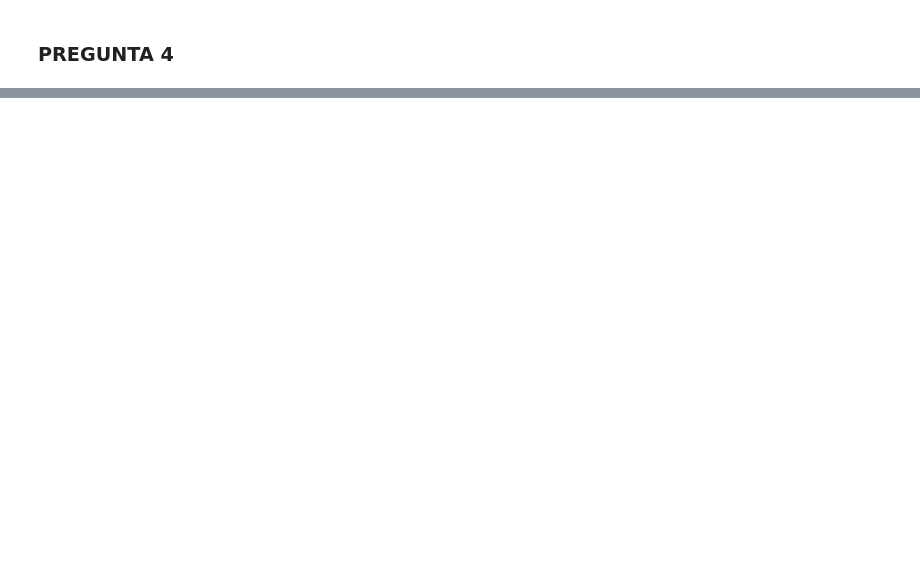
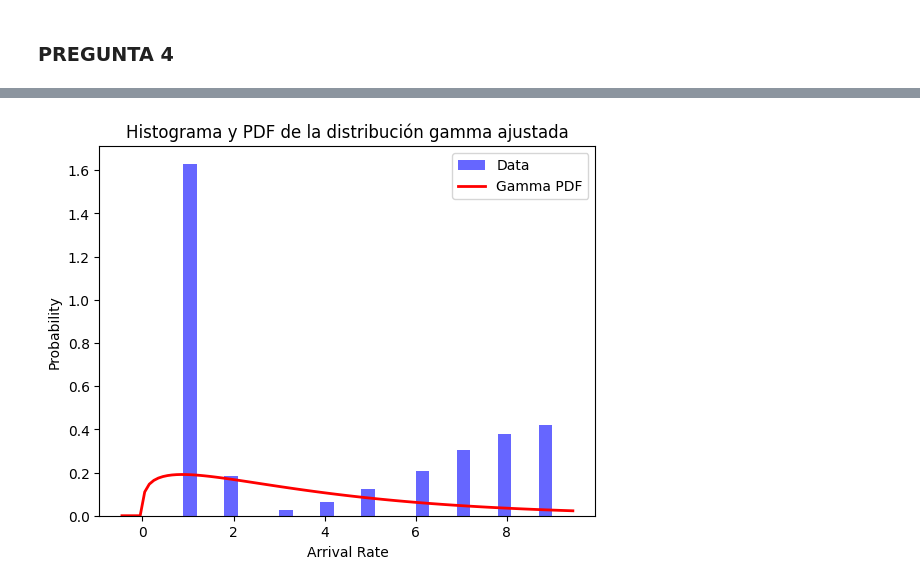
Before and after one commit to DCajiao/Distribuciones-de-Probabilidad, a Jupyter notebook: notebooks/pregunta4.ipynb, the cells around one changed output, grey strips where cells are left out. Saved outputs shown, nothing was run; the diff lists cells and outputs as text; code cells hidden in the pictures; blank space fills up the shorter version.

```diff
--- a/notebooks/pregunta4.ipynb
+++ b/notebooks/pregunta4.ipynb
@@ -40,13 +10,0 @@ plt.show()
-# %%
-shape, loc, scale = gamma.fit(df['Arrival_Rate'])
-# %%
-plt.hist(df['Arrival_Rate'], bins=30, density=True, alpha=0.6, color='g')
-xmin, xmax = plt.xlim()
-x = np.linspace(xmin, xmax, 100)
-p = gamma.pdf(x, shape, loc=loc, scale=scale)
-plt.plot(x, p, 'k', linewidth=2)
-plt.xlabel('Arrival Rate')
-plt.ylabel('Frecuencia')
-plt.title('Histograma y distribución gamma ajustada')
-plt.grid(linestyle="--", color="#E3E3E3")
-plt.show()
@@ -81,0 +189,76 @@ Probabilidad de superar la capacidad máxima de procesamiento del servidor: 0.00
+# %%
+import pandas as pd
+import matplotlib.pyplot as plt
+from scipy.stats import gamma
+import numpy as np
+
+def ajustar_distribucion_gamma(datos):
+    """
+    Ajusta una distribución gamma a los datos.
+
+    Parámetros:
+        datos (pandas.Series): La serie de datos para ajustar la distribución gamma.
+
+    Retorna:
+        tuple: Los parámetros de la distribución gamma ajustada (shape, loc, scale).
+    """
+    return gamma.fit(datos)
+
+def plotear_histograma_y_pdf(datos, shape, loc, scale):
+    """
+    Plotea el histograma de los datos junto con la PDF de la distribución gamma ajustada.
+
+    Parámetros:
+        datos (pandas.Series): La serie de datos para plotear.
+        shape (float): Parámetro de forma de la distribución gamma.
+        loc (float): Parámetro de locación de la distribución gamma.
+        scale (float): Parámetro de escala de la distribución gamma.
+    """
+    plt.hist(datos, bins=30, density=True, alpha=0.6, color='b', label='Data')
+    xmin, xmax = plt.xlim()
+    x = np.linspace(xmin, xmax, 100)
+    p = gamma.pdf(x, shape, loc, scale)
+    plt.plot(x, p, linewidth=2, label='Gamma PDF',color='red')
+    plt.legend()
+    plt.xlabel('Arrival Rate')
+    plt.ylabel('Probability')
+    plt.title('Histograma y PDF de la distribución gamma ajustada')
+    plt.show()
+
+def calcular_probabilidad_mas_solicitudes(dato_umbral, shape, loc, scale):
+    """
+    Calcula la probabilidad de recibir más de un cierto número de solicitudes.
+
+    Parámetros:
+        dato_umbral (float): El umbral de solicitudes.
+        shape (float): Parámetro de forma de la distribución gamma.
+        loc (float): Parámetro de locación de la distribución gamma.
+        scale (float): Parámetro de escala de la distribución gamma.
+
+    Retorna:
+        float: La probabilidad de recibir más de `dato_umbral` solicitudes.
+    """
+    return 1 - gamma.cdf(dato_umbral, shape, loc, scale)
+
+# Cargar los datos
+df = pd.read_csv('../data/Web_Server_Requests_G.csv')
+
+# Ajuste de la distribución gamma
+shape, loc, scale = ajustar_distribucion_gamma(df['Arrival_Rate'])
+print(f"2. Parámetros de la distribución gamma ajustada: shape={shape}, loc={loc}, scale={scale}")
+
+# Plotear el histograma junto con la PDF de la distribución gamma ajustada
+plotear_histograma_y_pdf(df['Arrival_Rate'], shape, loc, scale)
+
+# Probabilidad de que el servidor reciba más de 8 solicitudes durante el próximo intervalo
+prob_c = calcular_probabilidad_mas_solicitudes(8, shape, loc, scale)
+print("3. Probabilidad de recibir más de 8 solicitudes: {:.2f}%".format(prob_c*100))
+
+# Probabilidad de que la tasa de llegada supere un umbral crítico de 15 solicitudes por minuto en el próximo intervalo
+prob_d = calcular_probabilidad_mas_solicitudes(15, shape, loc, scale)
+print("4. Probabilidad de que la tasa de llegada supere 15 solicitudes/minuto: {:.2f}%".format(prob_d*100))
+
+# Probabilidad de superar la capacidad máxima de procesamiento del servidor (25 solicitudes por intervalo) en el siguiente intervalo
+prob_e = calcular_probabilidad_mas_solicitudes(25, shape, loc, scale)
+print("5. Probabilidad de superar la capacidad máxima de procesamiento del servidor: {:.2f}%".format(prob_e*100))
+# %% [output]
@@ -81,0 +266 @@ Probabilidad de superar la capacidad máxima de procesamiento del servidor: 0.00
+[figure, added]
```
Also changed, not shown: parts of 20 cells of this notebook, 4 other files.
